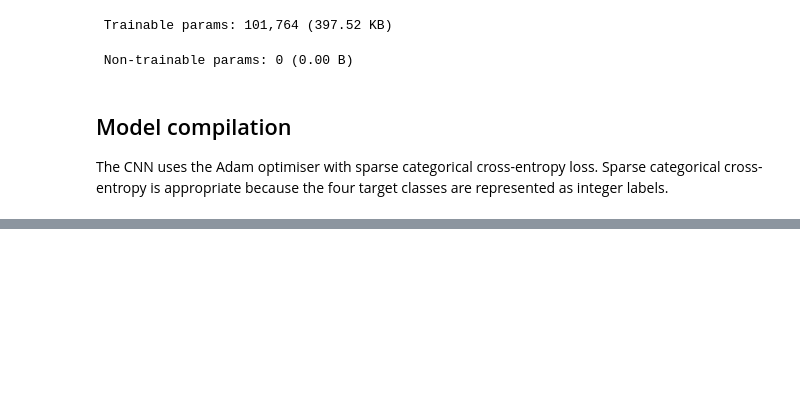
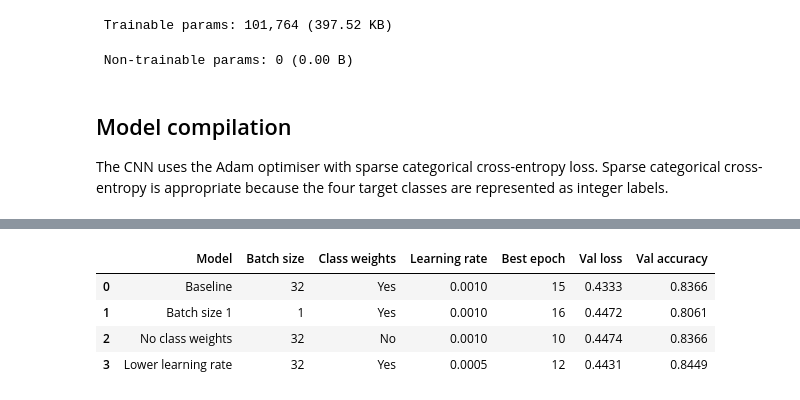
Before and after one commit to joanabutton/grapevine-disease-classification, a Jupyter notebook: notebooks/step_5_cnn_model_v2.ipynb, the cells around one changed output, grey strips where cells are left out. Saved outputs shown, nothing was run; the diff lists cells and outputs as text; code cells hidden in the pictures; blank space fills up the shorter version.

```diff
--- a/notebooks/step_5_cnn_model_v2.ipynb
+++ b/notebooks/step_5_cnn_model_v2.ipynb
@@ -744,0 +1450,20 @@ The saved best model will therefore be evaluated separately on the untouched tes
+# %%
+lr_best_epoch = (
+    np.argmin(lr_history.history["val_loss"]) + 1
+)
+
+lr_best_val_loss = min(
+    lr_history.history["val_loss"]
+)
+
+lr_best_val_accuracy = lr_history.history[
+    "val_accuracy"
+][lr_best_epoch - 1]
+
+print("Lower learning rate experiment")
+print("Best epoch:", lr_best_epoch)
+print(f"Best validation loss: {lr_best_val_loss:.4f}")
+print(
+    f"Validation accuracy at best epoch: "
+    f"{lr_best_val_accuracy:.4f}"
+)
@@ -744,0 +1475,57 @@ The saved best model will therefore be evaluated separately on the untouched tes
+# %%
+comparison_exp3_df = pd.DataFrame(
+    [
+        {
+            "Model": "Baseline",
+            "Batch size": 32,
+            "Class weights": "Yes",
+            "Learning rate": 0.001,
+            "Best epoch": best_epoch,
+            "Val loss": best_val_loss,
+            "Val accuracy": best_val_accuracy,
+        },
+        {
+            "Model": "Batch size 1",
+            "Batch size": 1,
+            "Class weights": "Yes",
+            "Learning rate": 0.001,
+            "Best epoch": bs1_best_epoch,
+            "Val loss": bs1_best_val_loss,
+            "Val accuracy": bs1_best_val_accuracy,
+        },
+        {
+            "Model": "No class weights",
+            "Batch size": 32,
+            "Class weights": "No",
+            "Learning rate": 0.001,
+            "Best epoch": nw_best_epoch,
+            "Val loss": nw_best_val_loss,
+            "Val accuracy": nw_best_val_accuracy,
+        },
+        {
+            "Model": "Lower learning rate",
+            "Batch size": 32,
+            "Class weights": "Yes",
+            "Learning rate": 0.0005,
+            "Best epoch": lr_best_epoch,
+            "Val loss": lr_best_val_loss,
+            "Val accuracy": lr_best_val_accuracy,
+        },
+    ]
+)
+
+comparison_exp3_df["Val loss"] = (
+    comparison_exp3_df["Val loss"].round(4)
+)
+
+comparison_exp3_df["Val accuracy"] = (
+    comparison_exp3_df["Val accuracy"].round(4)
+)
+
+comparison_exp3_df
+# %% [output]
+|  | Model | Batch size | Class weights | Learning rate | Best epoch | Val loss | Val accuracy |
+| 0 | Baseline | 32 | Yes | 0.0010 | 15 | 0.4333 | 0.8366 |
+| 1 | Batch size 1 | 1 | Yes | 0.0010 | 16 | 0.4472 | 0.8061 |
+| 2 | No class weights | 32 | No | 0.0010 | 10 | 0.4474 | 0.8366 |
+| 3 | Lower learning rate | 32 | Yes | 0.0005 | 12 | 0.4431 | 0.8449 |
```
Also changed, not shown: parts of 67 cells of this notebook, 10 other files.
